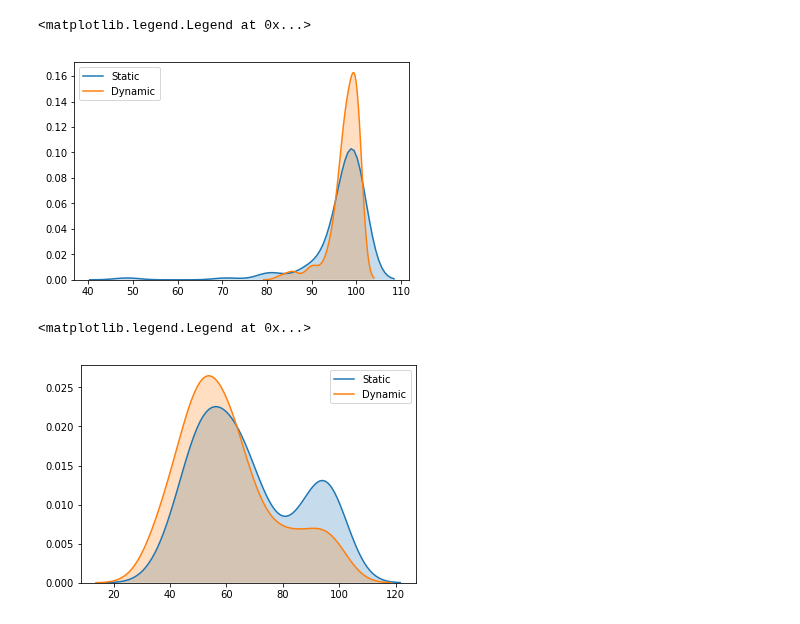
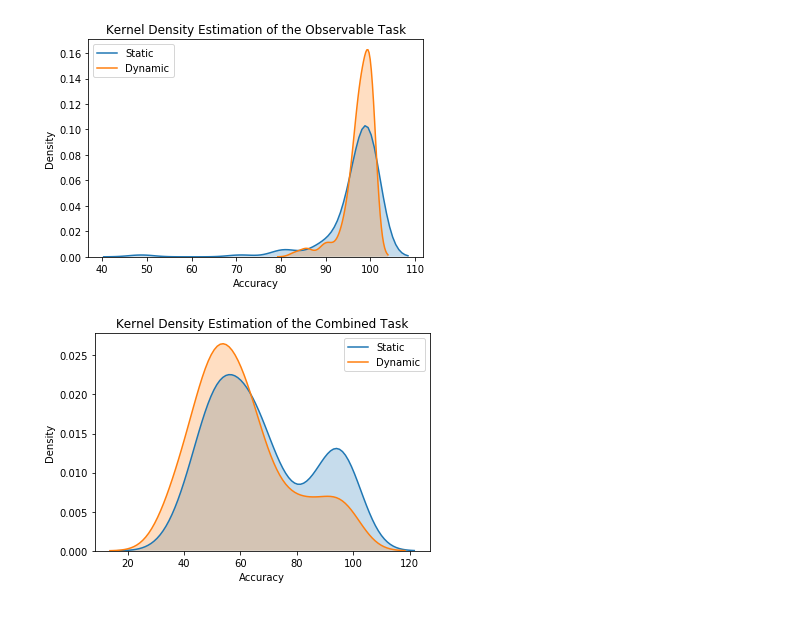
Before and after one commit to nibraaska/Working-Memory-Temporal-Difference, a Jupyter notebook: combined_model/stats.ipynb, the cells around one changed output. Drawn from its saved outputs; the diff is of its cells as text; code cells hidden in the pictures.

```diff
--- a/combined_model/stats.ipynb
+++ b/combined_model/stats.ipynb
@@ -21,18 +24,21 @@ plt.legend()
 # %%
 data = []
 data_2 = []
 for file in glob.glob("/home/nibraas_a_khan/Working-Memory-Temporal-Difference/combined_model/all_stats/static_t_obs_stats/newStats/static/*"):
     f = open(file)
     data += [float(f.read().splitlines()[0])]
 for file in glob.glob("/home/nibraas_a_khan/Working-Memory-Temporal-Difference/combined_model/all_stats/dynamic_t_obs_stats/newStats/dynamic/*"):
     f = open(file)
     data_2 += [float(f.read().splitlines()[0])]
 sns.kdeplot(data, label="Static", shade=True)
 sns.kdeplot(data_2, label="Dynamic", shade=True)
 plt.legend()
+plt.title("Kernel Density Estimation of the Observable Task")
+plt.xlabel("Accuracy")
+plt.ylabel("Density")
+plt.savefig('reset_obs.png', dpi=300)
 # %% [output]
-<matplotlib.legend.Legend at 0x...>
-[figure, old version]
+[figure, new version]
 # %%
 data = []
 data_2 = []
@@ -45,6 +51,9 @@ for file in glob.glob("/home/nibraas_a_khan/Working-Memory-Temporal-Difference/c
 sns.kdeplot(data, label="Static", shade=True)
 sns.kdeplot(data_2, label="Dynamic", shade=True)
 plt.legend()
+plt.title("Kernel Density Estimation of the Combined Task")
+plt.xlabel("Accuracy")
+plt.ylabel("Density")
+plt.savefig('reset_combined.png', dpi=300)
 # %% [output]
-<matplotlib.legend.Legend at 0x...>
-[figure, old version]
+[figure, new version]
```
Also changed, not shown: parts of 3 cells of this notebook, 5 other files.
